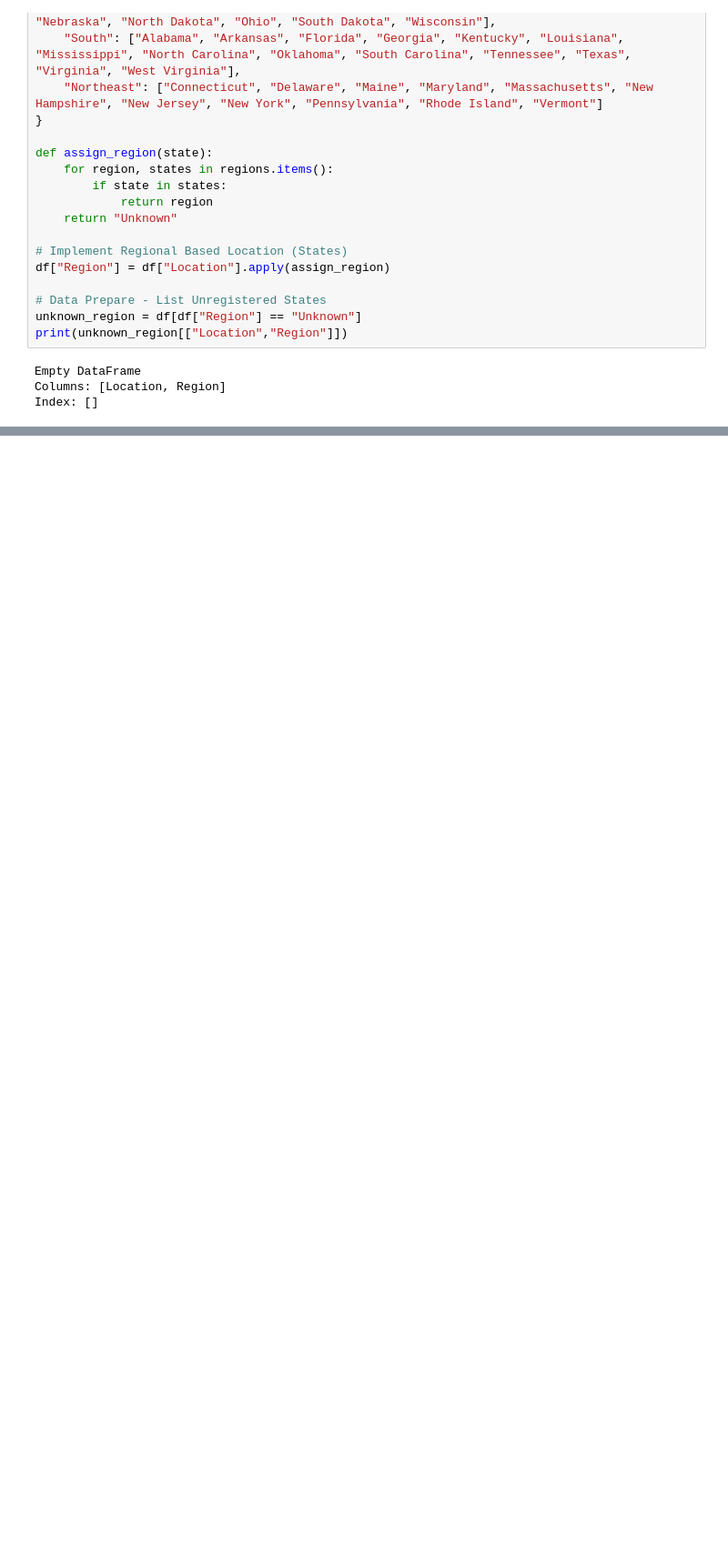
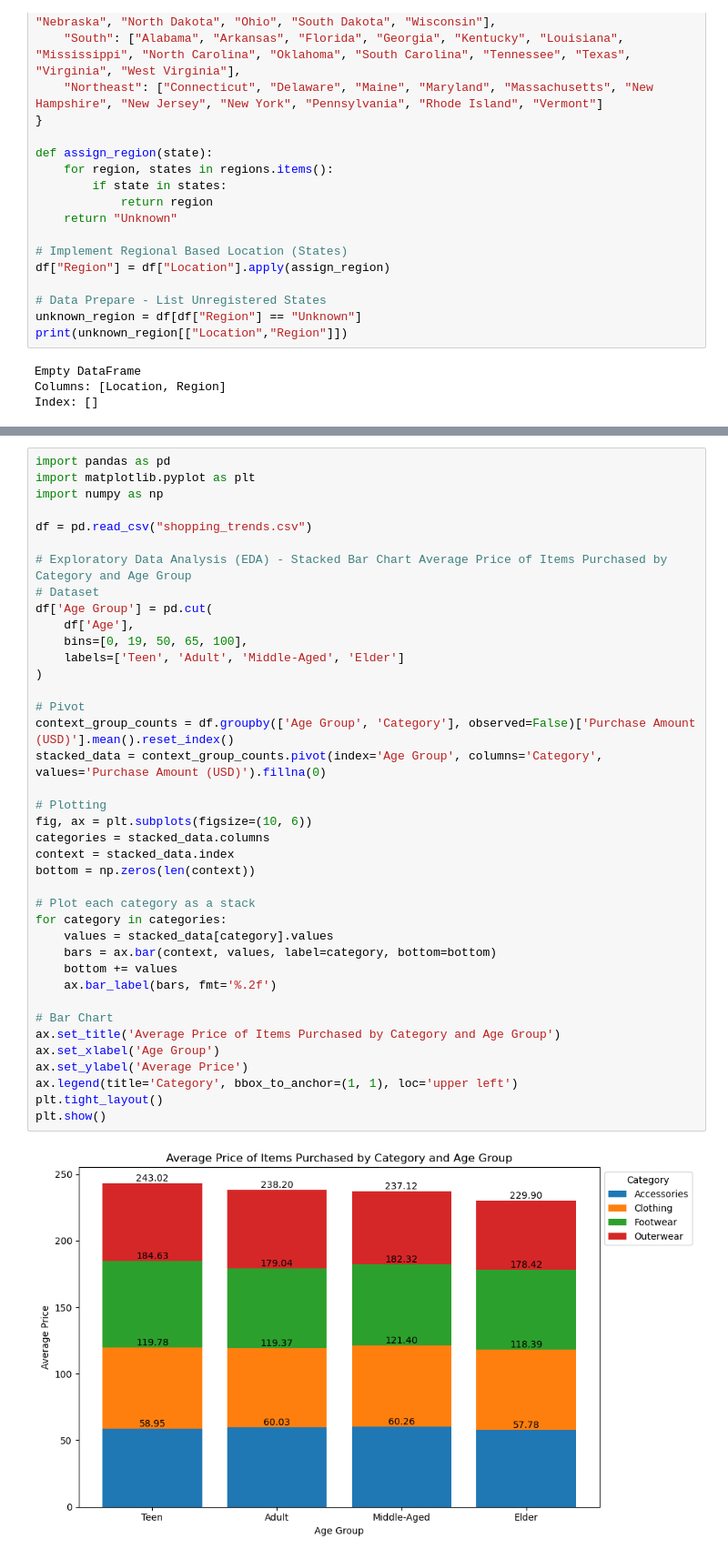
Before and after one commit to FlazeFy2/DS-Customer_Shopping, a Jupyter notebook: exploratory data analysis-bar.ipynb, the cells around one changed output, grey strips where cells are left out. Shown: that part at 91% size. Saved outputs shown, nothing was run; the diff lists cells and outputs as text; blank space fills up the shorter version.

```diff
--- a/exploratory data analysis-bar.ipynb
+++ b/exploratory data analysis-bar.ipynb
@@ -205,0 +206,41 @@ plt.show()
+# %%
+import pandas as pd
+import matplotlib.pyplot as plt
+import numpy as np
+
+df = pd.read_csv("shopping_trends.csv")
+
+# Exploratory Data Analysis (EDA) - Stacked Bar Chart Average Price of Items Purchased by Category and Age Group
+# Dataset
+df['Age Group'] = pd.cut(
+    df['Age'],
+    bins=[0, 19, 50, 65, 100],
+    labels=['Teen', 'Adult', 'Middle-Aged', 'Elder']
+)
+
+# Pivot
+context_group_counts = df.groupby(['Age Group', 'Category'], observed=False)['Purchase Amount (USD)'].mean().reset_index()
+stacked_data = context_group_counts.pivot(index='Age Group', columns='Category', values='Purchase Amount (USD)').fillna(0)
+
+# Plotting
+fig, ax = plt.subplots(figsize=(10, 6))
+categories = stacked_data.columns
+context = stacked_data.index
+bottom = np.zeros(len(context))
+
+# Plot each category as a stack
+for category in categories:
+    values = stacked_data[category].values
+    bars = ax.bar(context, values, label=category, bottom=bottom)
+    bottom += values
+    ax.bar_label(bars, fmt='%.2f')
+
+# Bar Chart
+ax.set_title('Average Price of Items Purchased by Category and Age Group')
+ax.set_xlabel('Age Group')
+ax.set_ylabel('Average Price')
+ax.legend(title='Category', bbox_to_anchor=(1, 1), loc='upper left')
+plt.tight_layout()
+plt.show()
+# %% [output]
+[figure, added]
```
Also changed, not shown: parts of 3 cells of this notebook.
